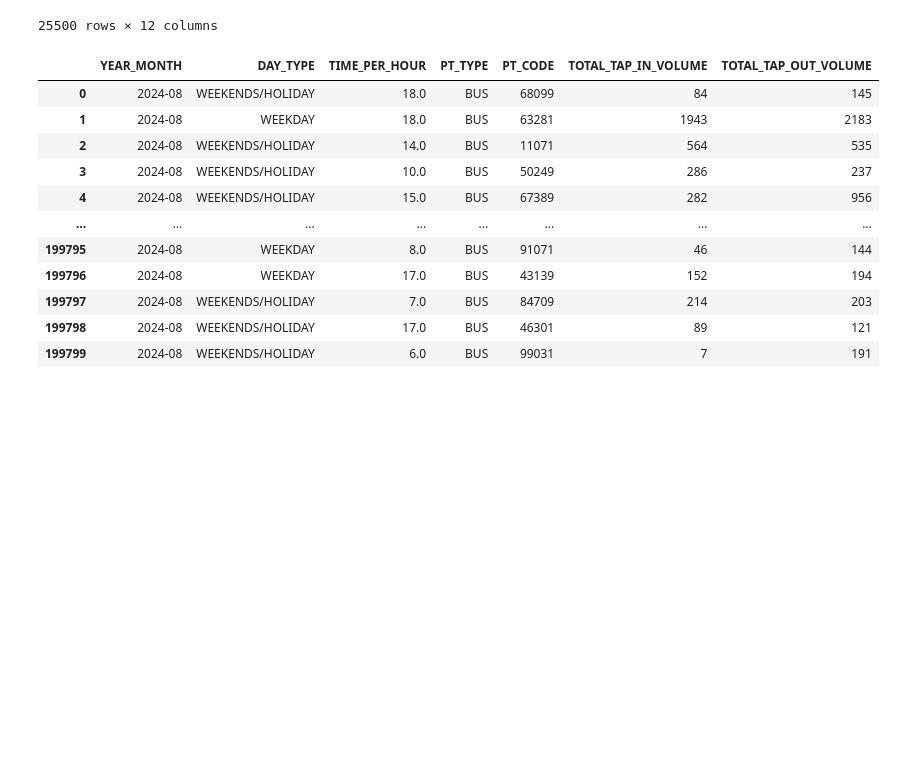
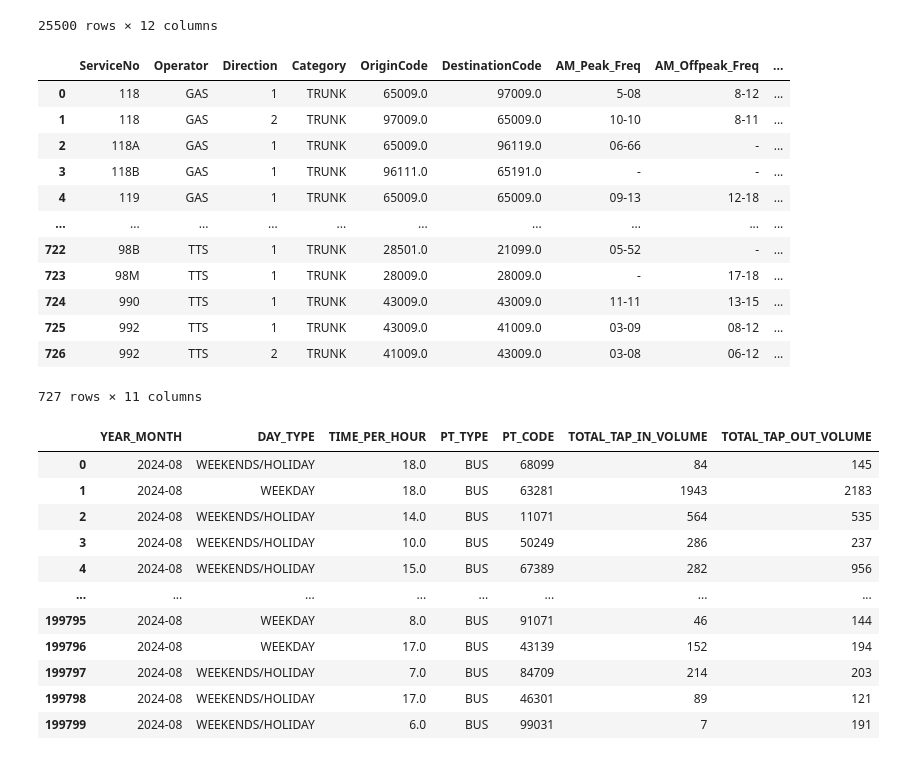
Before and after one commit to brandono7/DSA4264_Geospatial, a Jupyter notebook: Data Prepocessing.ipynb, the cells around one changed output. Cells and saved outputs as stored; diff of their text form; code cells hidden in the pictures; blank space fills up the shorter version.

```diff
--- a/Data Prepocessing.ipynb
+++ b/Data Prepocessing.ipynb
@@ -228,6 +262,7 @@ df5.to_csv('data/passenger_vol_OD_MRT_stations.csv', index=False)
 # %%
 bus_stops = pd.read_csv('data/bus_stops.csv') # All Bus Stops in Singapore Long and Lat data
 bus_routes = pd.read_csv('data/bus_routes.csv') # Bus routes for each bus service (Can be merged with bus_stops data)
+bus_services = pd.read_csv('data/bus_services.csv') # Bus services in Singapore
 
 passenger_vol_bus_stops = pd.read_csv('data/transport_node_bus_202408.csv') # Passenger volume for each bus stop
 passenger_vol_OD_bus_stops = pd.read_csv('data/origin_destination_bus_202408.csv') # Passenger volume for each origin-destination bus stop
@@ -268,6 +303,22 @@ bus_routes
 | 25498 | 9B | SBST | 1 | 28 | 95061 | 10.6 | 0745 | 0821 | ... |
 | 25499 | 9B | SBST | 1 | 29 | 95051 | 11.0 | 0747 | 0823 | ... |
 25500 rows × 12 columns
+# %%
+bus_services
+# %% [output]
+|  | ServiceNo | Operator | Direction | Category | OriginCode | DestinationCode | AM_Peak_Freq | AM_Offpeak_Freq | ... |
+| 0 | 118 | GAS | 1 | TRUNK | 65009.0 | 97009.0 | 5-08 | 8-12 | ... |
+| 1 | 118 | GAS | 2 | TRUNK | 97009.0 | 65009.0 | 10-10 | 8-11 | ... |
+| 2 | 118A | GAS | 1 | TRUNK | 65009.0 | 96119.0 | 06-66 | - | ... |
+| 3 | 118B | GAS | 1 | TRUNK | 96111.0 | 65191.0 | - | - | ... |
+| 4 | 119 | GAS | 1 | TRUNK | 65009.0 | 65009.0 | 09-13 | 12-18 | ... |
+| ... | ... | ... | ... | ... | ... | ... | ... | ... | ... |
+| 722 | 98B | TTS | 1 | TRUNK | 28501.0 | 21099.0 | 05-52 | - | ... |
+| 723 | 98M | TTS | 1 | TRUNK | 28009.0 | 28009.0 | - | 17-18 | ... |
+| 724 | 990 | TTS | 1 | TRUNK | 43009.0 | 43009.0 | 11-11 | 13-15 | ... |
+| 725 | 992 | TTS | 1 | TRUNK | 43009.0 | 41009.0 | 03-09 | 08-12 | ... |
+| 726 | 992 | TTS | 2 | TRUNK | 41009.0 | 43009.0 | 03-08 | 06-12 | ... |
+727 rows × 11 columns
 # %%
 passenger_vol_bus_stops
 # %% [output]
```
Also changed, not shown: parts of 2 cells of this notebook, 11 other files.
